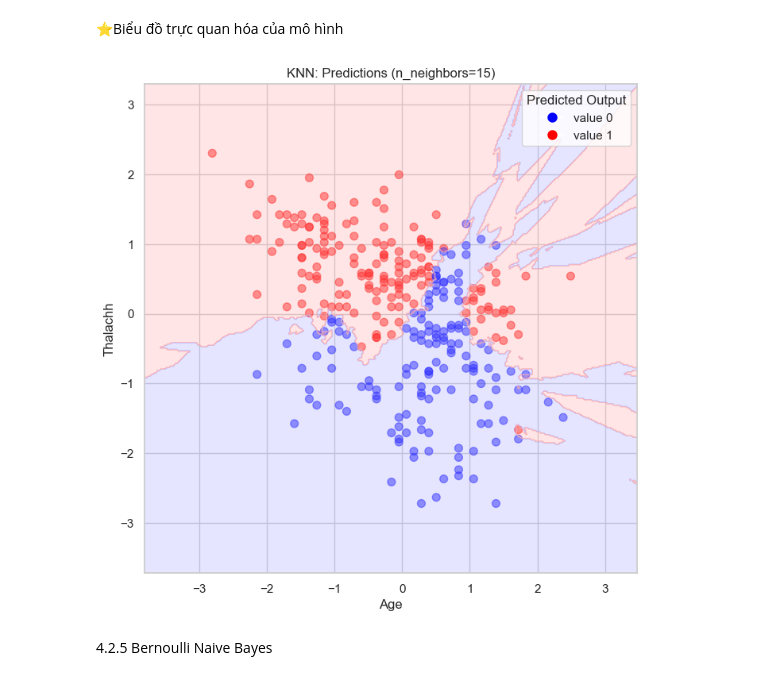
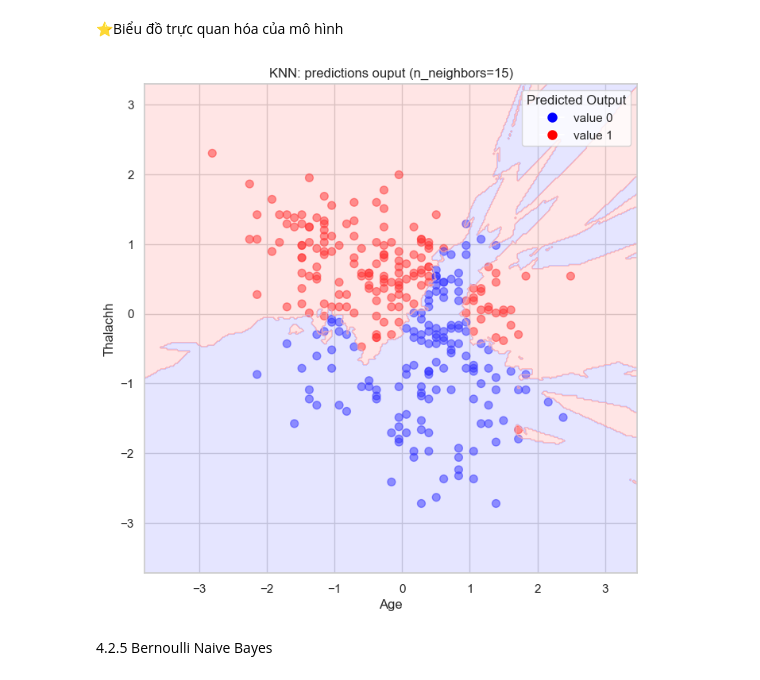
Before and after one commit to minhkhanh-coder/machine-learning-1, a Jupyter notebook: supervised_learning/supervised_learning.ipynb, the cells around one changed output. Cells and saved outputs as stored; diff of their text form; code cells hidden in the pictures.

```diff
--- a/supervised_learning/supervised_learning.ipynb
+++ b/supervised_learning/supervised_learning.ipynb
@@ -775,35 +775,35 @@ df["predicted_output"] = knn_model.predict(X_knn)
 
 # Tạo meshgrid để vẽ đường biên quyết định
 h = 0.02
 x_min, x_max = df["age"].min() - 1, df["age"].max() + 1
 y_min, y_max = df["thalachh"].min() - 1, df["thalachh"].max() + 1
 xx, yy = np.meshgrid(np.arange(x_min, x_max, h), np.arange(y_min, y_max, h))
 
 # Dự đoán trên meshgrid
 Z = knn_model.predict(np.c_[xx.ravel(), yy.ravel()])
 Z = Z.reshape(xx.shape)
 
 # Trực quan hóa dữ liệu với màu sắc tương ứng với giá trị dự đoán
 plt.figure(figsize=(8, 8))
 colors = df["predicted_output"].map({0: 'blue', 1: 'red'})
 scatter = plt.scatter(df["age"], df["thalachh"], c=colors, s=50, alpha=0.5)
 
 # Vẽ đường biên quyết định
 plt.contourf(xx, yy, Z, cmap=ListedColormap(['#AAAAFF', '#FFAAAA']), alpha=0.3)
 
 
 plt.xlabel('Age')
 plt.ylabel('Thalachh')
-plt.title('KNN: Predictions (n_neighbors=15)')
+plt.title('KNN: predictions ouput (n_neighbors=15)')
 legend_labels = {0: 'value 0', 1: 'value 1'}
 plt.legend(title='Predicted Output', handles=[
     plt.Line2D([0], [0], marker='o', color='w', markerfacecolor='blue', markersize=10),
     plt.Line2D([0], [0], marker='o', color='w', markerfacecolor='red', markersize=10)],
     labels=[legend_labels[0], legend_labels[1]])
 
 plt.show()
 # %% [output]
-[figure, old version]
+[figure, new version]
 # %% [markdown]
 4.2.5 Bernoulli Naive Bayes
 # %% [markdown]
```
Also changed, not shown: parts of 6 cells of this notebook.
